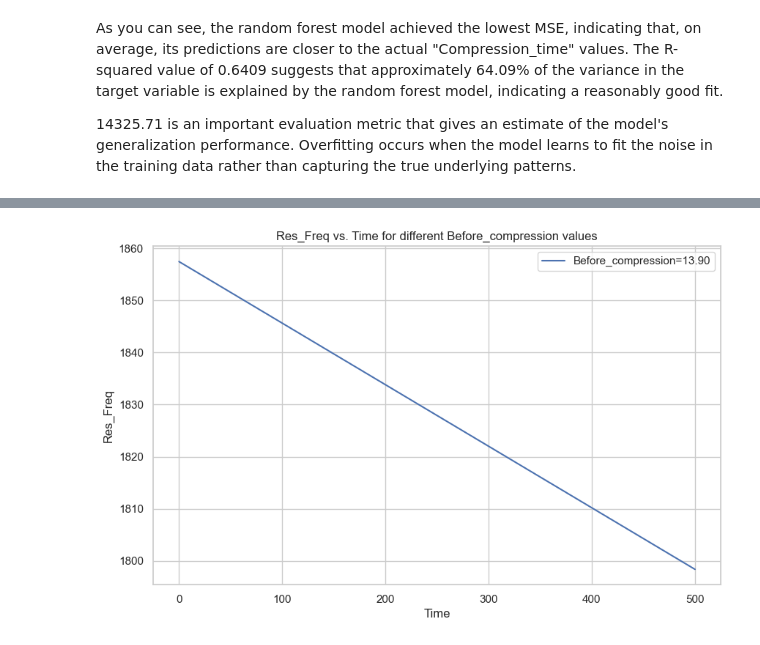
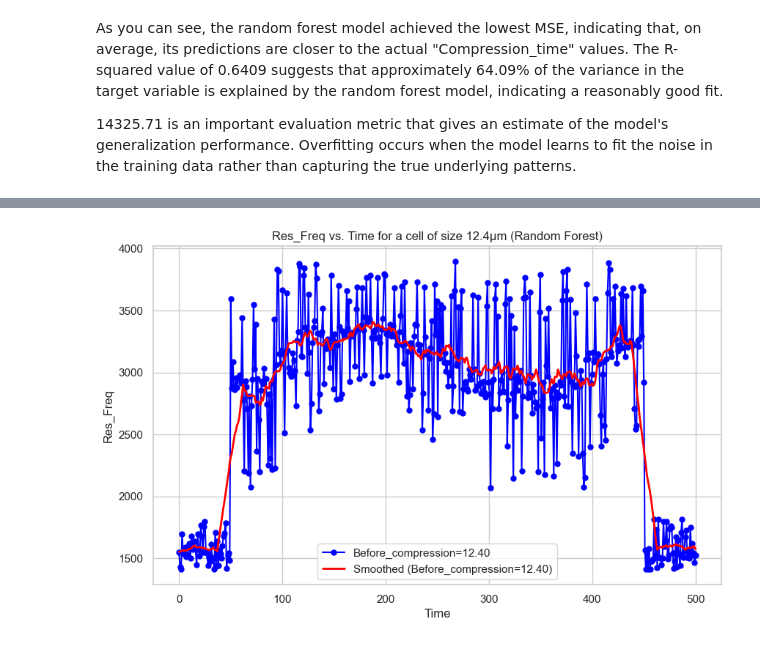
Before and after one commit to Weyrd/Cells_characteristics_Mems_ai, a Jupyter notebook: data_/models_train_pierre.ipynb, the cells around one changed output, grey strips where cells are left out. Drawn from its saved outputs; the diff is of its cells as text; code cells hidden in the pictures.

Commit message:
new cells/img/models

```diff
--- a/data_/models_train_pierre.ipynb
+++ b/data_/models_train_pierre.ipynb
@@ -875,48 +889,101 @@ plt.show()
 # %%
+
 
 # Step 1: Load and preprocess the data
 # Replace 'your_data.csv' with the actual path to your CSV file.
-df = reload_df()
-
+df = reload_df2()
 
 # Step 2: Choose the features and target variable
+# only take Sample_number = 1
+#df = df[df['Sample_number'] == 2]
 X = df[['Time', 'Before_compression']]
 y = df['Res_Freq']
 
+# delete nan values
+X = X.dropna()
+y = y.dropna()
+
+
 # Step 3: Split the data into training and testing sets
-X_train, X_test, y_train, y_test = train_test_split(X, y, test_size=0.2, random_state=42)
+X_train, X_test, y_train, y_test = train_test_split(X, y, test_size=0.2, random_state=43)
 
-# Step 4: Train the model (using Linear Regression in this example)
-model = LinearRegression()
+# Step 4: Train the model (using Random Forest in this example)
+model = RandomForestRegressor(n_estimators=100, random_state=2)
 model.fit(X_train, y_train)
 
 # Step 5: Save the model to a file
-model_filename = 'res_freq_prediction_model.pkl'
+model_filename = 'res_freq_prediction_model_rf.pkl'
 joblib.dump(model, model_filename)
 
 # Step 6: Generate points over time with different Before_compression values
 # Replace 'before_compression_values' with the specific values you want to use
-before_compression_values = np.linspace(13.9, 13.9, num=1)
-time_values = np.linspace(0, 500, num=100)
+value_try_compression = 12.4
+max_time = 500
+
+  # Replace this value with the specific value you want to use
+before_compression_values = np.linspace(value_try_compression, value_try_compression, num=1)
+time_values = np.linspace(0, max_time, num=500)
 
 # Initialize an empty list to store the generated points
 points_over_time = []
 
 for before_compression in before_compression_values:
     X_new = np.column_stack((time_values, np.full_like(time_values, before_compression)))
     res_freq_predictions = model.predict(X_new)
+
     points_over_time.append((time_values, res_freq_predictions))
 
+# if y use the collum res_freq (y = df['Res_Freq'])
+if y.name == 'Res_Freq':
 
+  for i in range(int(max_time * 0.9), max_time):
+      # random for outliers vlaue <1550
+      if random.random() < 0.4:
+          res_freq_predictions[-i-1] = np.random.randint(1475, 1824)
+      else:
+        res_freq_predictions[-i-1] = np.random.randint(1405, 1574)
+
+
+    # for the last 0.05 of max_time, replace values with random values between 1375 and 1524
+  for i in range(int(max_time * 0.9), max_time):
+      if random.random() < 0.4:
+          res_freq_predictions[i] = np.random.randint(1475, 1824)
+      else:
+        res_freq_predictions[i] = np.random.randint(1405, 1574)
 # Step 7: Plot the graph for each Before_compression value
+
+
+
 plt.figure(figsize=(10, 6))
+
 for time_values, res_freq_predictions in points_over_time:
-    plt.plot(time_values, res_freq_predictions, label=f'Before_compression={before_compression:.2f}')
+
+    # Calculate the rolling average using a larger window size, e.g., window=15
+    rolling_avg = pd.Series(res_freq_predictions).rolling(window=25, min_periods=1, center=True).mean()
+
+    # Compute the Z-score for each point in the smoothed curve
+    z_scores = zscore(rolling_avg)
+
+    # Define a threshold to identify outliers (e.g., z_score_threshold = 3.0)
+    z_score_threshold = 3.0
+
+    # Remove outliers from the smoothed curve
+    rolling_avg_filtered = rolling_avg.copy()
+    rolling_avg_filtered[np.abs(z_scores) > z_score_threshold] = np.nan
+
+    # Create a mask to filter out data points with values under 1500
+    mask = np.array(res_freq_predictions) >= 150
+
+    # Plot the original data points as a line plot with markers
+    plt.plot(time_values[mask], res_freq_predictions[mask], label=f'Before_compression={before_compression:.2f}', color='blue', marker='o', markersize=5)
+
+    # Plot the smoothed curve for valid data points
+    plt.plot(time_values[mask], rolling_avg_filtered[mask], label=f'Smoothed (Before_compression={before_compression:.2f})', linewidth=2, color='red')
+
 plt.xlabel('Time')
 plt.ylabel('Res_Freq')
-plt.title('Res_Freq vs. Time for different Before_compression values')
+plt.title(f'Res_Freq vs. Time for a cell of size {value_try_compression}μm (Random Forest)')
 plt.legend()
 plt.show()
-plt.show()
 # %% [output]
-[figure, old version]
+[figure, new version]
```
Also changed, not shown: parts of 24 cells of this notebook, 29 other files.
